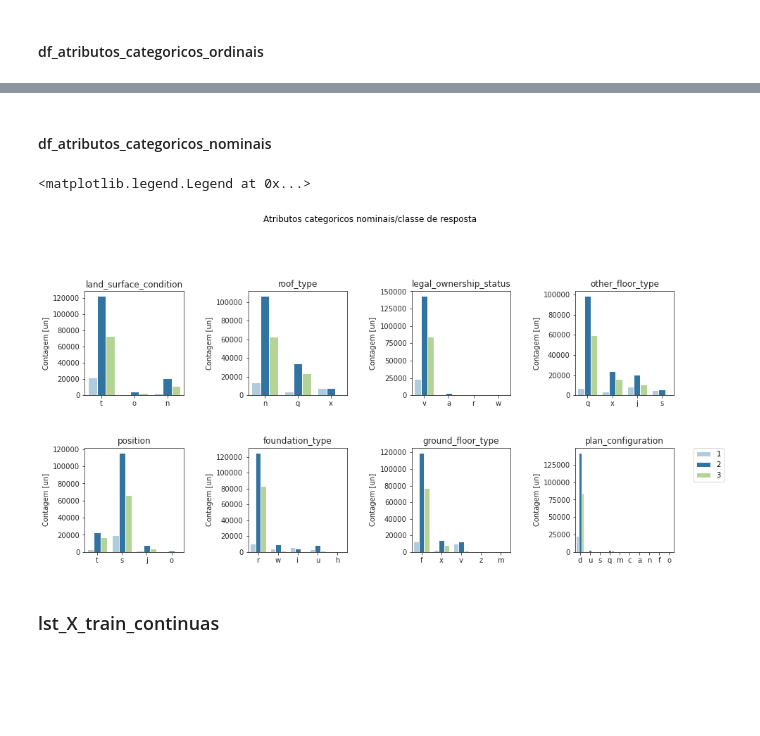
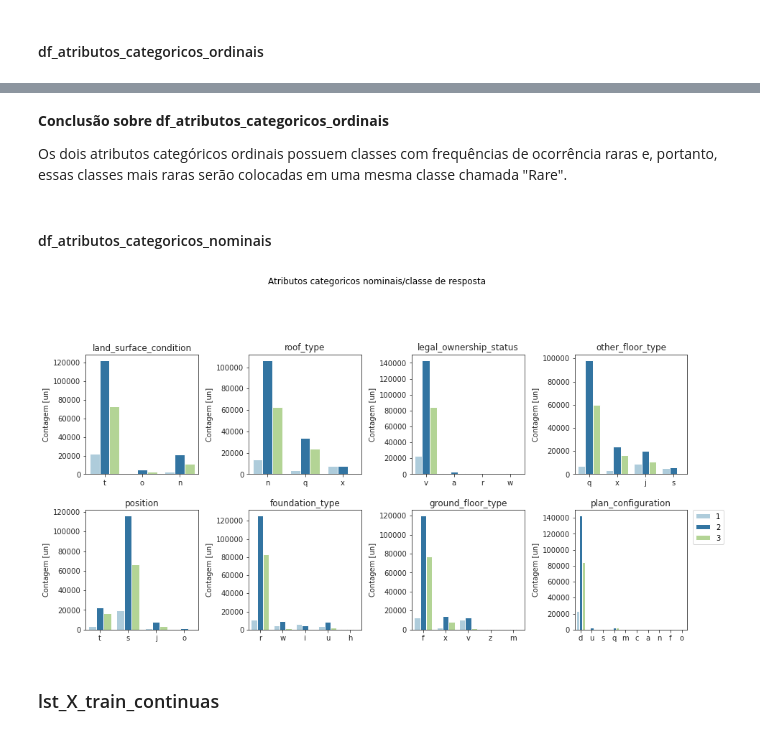
Before and after one commit to Carne-de-Pescoco/Modeling-Earthquake, a Jupyter notebook: notebooks/1_business_understanding_suto.ipynb, the cells around one changed output, grey strips where cells are left out. Cells and saved outputs as stored; diff of their text form; code cells hidden in the pictures; blank space fills up the shorter version.

```diff
--- a/notebooks/1_business_understanding_suto.ipynb
+++ b/notebooks/1_business_understanding_suto.ipynb
@@ -286,7 +292,7 @@ sns.set_palette("Paired")
 # w = h = 1
 # widths = [w,w,w,w]
 # heights = [h,h,h,h]
-gs = f.add_gridspec(nrows=1, ncols=2, wspace=.65, hspace=.5
+gs = f.add_gridspec(nrows=1, ncols=2, wspace=.25, hspace=.5
 #                     width_ratios=widths, height_ratios=heights
                    );
 
@@ -294,7 +300,7 @@ row = col = 0
 for i, feature in enumerate(df_atributos_categoricos_ordinais.drop("damage_grade", axis=1).columns):
     with sns.axes_style("ticks"):
         ax = f.add_subplot(gs[row, col])
-        ax = sns.countplot(x=feature, hue="damage_grade", data=df_atributos_categoricos_ordinais)
+        ax = sns.countplot(x=feature, hue="damage_grade", data=df_atributos_categoricos_ordinais);
         ax.set(title=feature, xlabel="", ylabel="Contagem [un]")
         ax.get_legend().set_visible(False)
         if (i+1)%3 != 0:
@@ -303,6 +309,6 @@ for i, feature in enumerate(df_atributos_categoricos_ordinais.drop("damage_grade
             col = 0
             row+=1
 
-plt.legend(bbox_to_anchor=(1.5, 1),borderaxespad=0)
+plt.legend(bbox_to_anchor=(1.15, 1),borderaxespad=0)
 # %% [output]
 <matplotlib.legend.Legend at 0x...>
@@ -309,0 +348,33 @@ plt.legend(bbox_to_anchor=(1.5, 1),borderaxespad=0)
+# %%
+encoder = ce.RareLabelCategoricalEncoder(tol=0.025, n_categories=5,
+                                         variables=lst_X_train_categoricas_ordinais,
+                                         replace_with='Rare')
+
+encoder.fit(df_atributos_categoricos_ordinais)
+
+df_atributos_categoricos_ordinais = encoder.transform(df_atributos_categoricos_ordinais)
+# %%
+f = plt.figure(figsize=(15, 5))
+f.suptitle('Atributos categoricos ordinais/classe de resposta')
+sns.set_palette("Paired")
+# w = h = 1
+# widths = [w,w,w,w]
+# heights = [h,h,h,h]
+gs = f.add_gridspec(nrows=1, ncols=2, wspace=.25, hspace=.5
+#                     width_ratios=widths, height_ratios=heights
+                   );
+
+row = col = 0
+for i, feature in enumerate(df_atributos_categoricos_ordinais.drop("damage_grade", axis=1).columns):
+    with sns.axes_style("ticks"):
+        ax = f.add_subplot(gs[row, col])
+        ax = sns.countplot(x=feature, hue="damage_grade", data=df_atributos_categoricos_ordinais);
+        ax.set(title=feature, xlabel="", ylabel="Contagem [un]")
+        ax.get_legend().set_visible(False)
+        if (i+1)%3 != 0:
+            col += 1
+        else:
+            col = 0
+            row+=1
+
+plt.legend(bbox_to_anchor=(1.15, 1),borderaxespad=0);
@@ -310,33 +383,36 @@ plt.legend(bbox_to_anchor=(1.5, 1),borderaxespad=0)
+# %% [markdown]
+**Conclusão sobre df_atributos_categoricos_ordinais**
+
+Os dois atributos categóricos ordinais possuem classes com frequências de ocorrência raras e, portanto, essas classes mais raras serão colocadas em uma mesma classe chamada "Rare".
 # %% [markdown]
 #### df_atributos_categoricos_nominais
 # %%
 f = plt.figure(figsize=(15, 15))
 f.suptitle('Atributos categoricos nominais/classe de resposta')
 sns.set_palette("Paired")
 # w = h = 1
 # widths = [w,w,w,w]
 # heights = [h,h,h,h]
-gs = f.add_gridspec(nrows=4, ncols=4, wspace=.65, hspace=.5
+gs = f.add_gridspec(nrows=4, ncols=4, wspace=.45, hspace=.30
 #                     width_ratios=widths, height_ratios=heights
                    );
 
 row = col = 0
 for i, feature in enumerate(df_atributos_categoricos_nominais.drop("damage_grade", axis=1).columns):
     with sns.axes_style("ticks"):
         ax = f.add_subplot(gs[row, col])
-        ax = sns.countplot(x=feature, hue="damage_grade", data=df_atributos_categoricos_nominais)
+        ax = sns.countplot(x=feature, hue="damage_grade", data=df_atributos_categoricos_nominais);
         ax.set(title=feature, xlabel="", ylabel="Contagem [un]")
         ax.get_legend().set_visible(False)
         if (i+1)%4 != 0:
             col += 1
         else:
             col = 0
             row+=1
 
-plt.legend(bbox_to_anchor=(1.5, 1),borderaxespad=0)
+plt.legend(bbox_to_anchor=(1.05, 1),borderaxespad=0);
 # %% [output]
-<matplotlib.legend.Legend at 0x...>
-[figure, old version]
+[figure, new version]
 # %% [markdown]
 ### lst_X_train_continuas
 # %%
```
Also changed, not shown: parts of 13 cells of this notebook, 9 other files.
